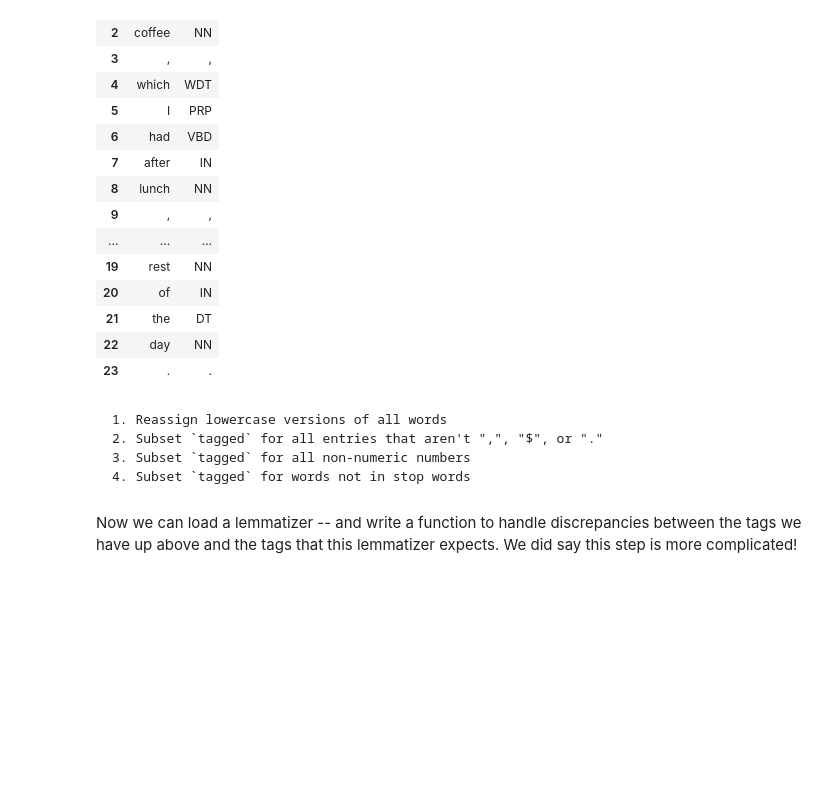
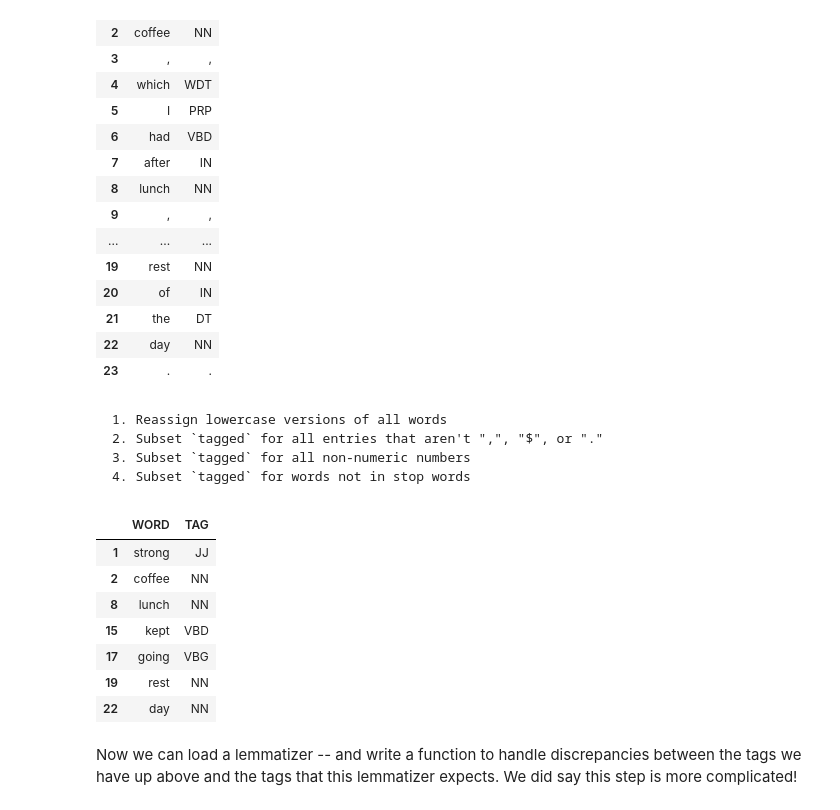
Before and after one commit to ucdavisdatalab/workshop_getting_started_with_textual_data, a Jupyter notebook: 02_cleaning-and-counting.ipynb, the cells around one changed output. Drawn from its saved outputs; the diff is of its cells as text; code cells hidden in the pictures; blank space fills up the shorter version.

```diff
--- a/02_cleaning-and-counting.ipynb
+++ b/02_cleaning-and-counting.ipynb
@@ -705,8 +703,18 @@ tagged
 # %%
 tagged = tagged.assign(WORD = tagged['WORD'].str.lower())
 tagged = tagged[~tagged['WORD'].isin([",", "$", "."])]
 tagged = tagged[tagged['WORD'].str.isalpha()]
 tagged = tagged[~tagged['WORD'].isin(custom_stopwords)]
+tagged
+# %% [output]
+|  | WORD | TAG |
+| 1 | strong | JJ |
+| 2 | coffee | NN |
+| 8 | lunch | NN |
+| 15 | kept | VBD |
+| 17 | going | VBG |
+| 19 | rest | NN |
+| 22 | day | NN |
 # %% [markdown]
 Now we can load a lemmatizer -- and write a function to handle discrepancies between the tags we have up above and
 the tags that this lemmatizer expects. We did say this step is more complicated!
```
Also changed, not shown: parts of 13 cells of this notebook, 1 other file.
